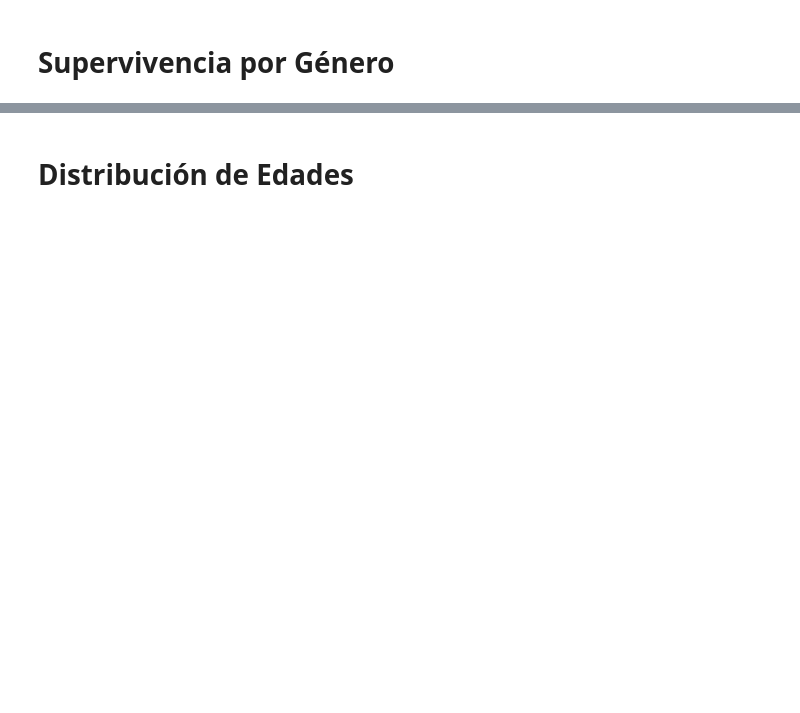
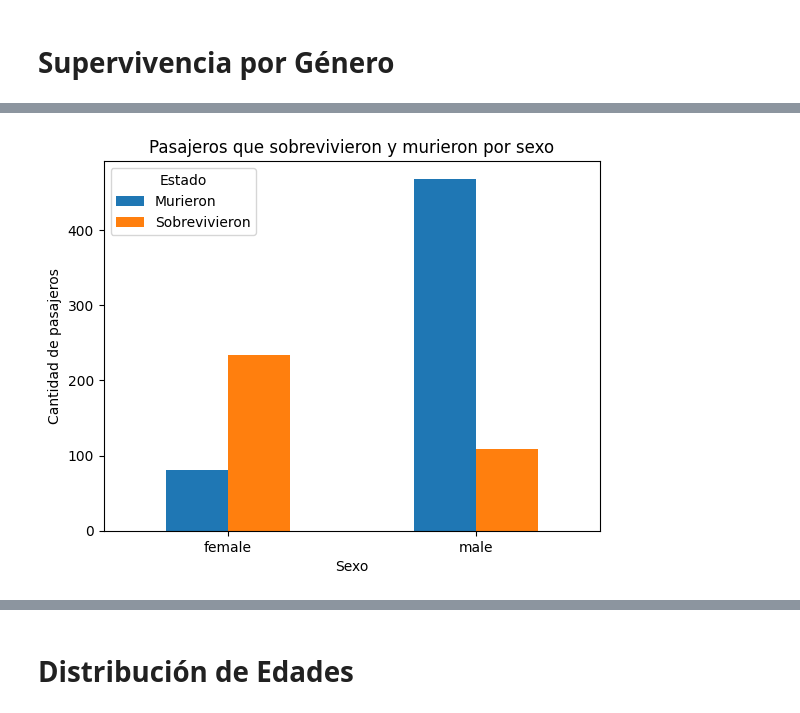
Before and after one commit to CodeFlowBite/aprendizaje_supervisado_Alan_Araiza, a Jupyter notebook: EDA.ipynb, the cells around one changed output, grey strips where cells are left out. Cells and saved outputs as stored; diff of their text form; code cells hidden in the pictures; blank space fills up the shorter version.

```diff
--- a/EDA.ipynb
+++ b/EDA.ipynb
@@ -40,0 +62,21 @@ Passing `palette` without assigning `hue` is deprecated and will be removed in v
+# %%
+# Contar sobrevivientes y fallecidos por sexo
+survival_by_sex = df.groupby(['Sex', 'Survived']).size().unstack()
+
+# Renombrar columnas
+survival_by_sex.columns = ['Murieron', 'Sobrevivieron']
+
+# Crear gráfica
+survival_by_sex.plot(kind='bar')
+
+# Personalización
+plt.title('Pasajeros que sobrevivieron y murieron por sexo')
+plt.xlabel('Sexo')
+plt.ylabel('Cantidad de pasajeros')
+plt.xticks(rotation=0)
+plt.legend(title='Estado')
+
+# Mostrar gráfica
+plt.show()
+# %% [output]
+[figure, added]
```
Also changed, not shown: parts of 27 cells of this notebook.
